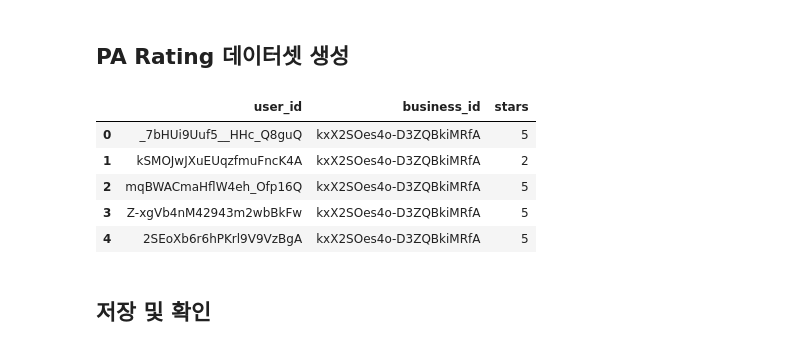
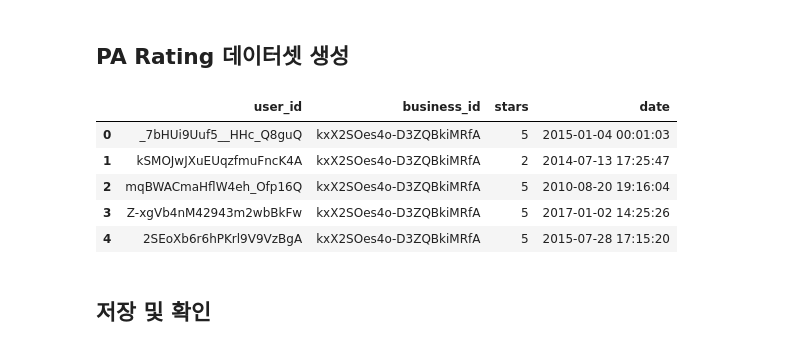
Before and after one commit to worldone-web/Team-Travel-4, a Jupyter notebook: DataPreprocess/Review_Preprocessing.ipynb, the cells around one changed output. Saved outputs shown, nothing was run; the diff lists cells and outputs as text; code cells hidden in the pictures.

```diff
--- a/DataPreprocess/Review_Preprocessing.ipynb
+++ b/DataPreprocess/Review_Preprocessing.ipynb
@@ -7,7 +7,7 @@ from sklearn.model_selection import train_test_split
 # %% [markdown]
 ## 원본 데이터 가져오기
 # %%
-reviewDF = pd.read_csv("yelp_dataset\csv\yelp_academic_dataset_review.csv")
+reviewDF = pd.read_csv("../yelp_csv\yelp_academic_dataset_review.csv")
 reviewDF.head()
 # %% [output]
 |  | business_id | cool | date | funny | review_id | stars | text | useful | user_id |
@@ -25,8 +25,8 @@ reviewDF.shape
 # %% [markdown]
 # Philadelphia의 Business 가져오기
 # %%
-paDF = pd.read_csv("yelp_dataset\csv\yelp_academic_dataset_business.csv")
-paDF = paDF[["business_id", "city", "state", "categories"]]
+paDF = pd.read_csv("../yelp_csv\yelp_academic_dataset_business.csv")
+paDF = paDF[["business_id", "city", "state", "categories", "latitude", "longitude"]]
 paDF = paDF[paDF.city=="Philadelphia"]
 paDF = paDF.dropna(subset="categories")
 paDF = paDF[paDF["categories"].str.contains("Restaurants|Food")]
@@ -50,6 +50,6 @@ paDF
 # %% [markdown]
 ## 필요한 열만 추출
 # %%
-ratingDF = reviewDF[["user_id", "business_id", "stars"]]
+ratingDF = reviewDF[["user_id", "business_id", "stars", "date"]]
 ratingDF.head()
 # %% [output]
@@ -81,15 +81,15 @@ joinDF
 # %% [markdown]
 ## PA Rating 데이터셋 생성
 # %%
-ratingDF = joinDF[["user_id", "business_id", "stars"]]
+ratingDF = joinDF[["user_id", "business_id", "stars", "date"]]
 ratingDF.head()
 # %% [output]
-|  | user_id | business_id | stars |
-| 0 | _7bHUi9Uuf5__HHc_Q8guQ | kxX2SOes4o-D3ZQBkiMRfA | 5 |
-| 1 | kSMOJwJXuEUqzfmuFncK4A | kxX2SOes4o-D3ZQBkiMRfA | 2 |
-| 2 | mqBWACmaHflW4eh_Ofp16Q | kxX2SOes4o-D3ZQBkiMRfA | 5 |
-| 3 | Z-xgVb4nM42943m2wbBkFw | kxX2SOes4o-D3ZQBkiMRfA | 5 |
-| 4 | 2SEoXb6r6hPKrl9V9VzBgA | kxX2SOes4o-D3ZQBkiMRfA | 5 |
+|  | user_id | business_id | stars | date |
+| 0 | _7bHUi9Uuf5__HHc_Q8guQ | kxX2SOes4o-D3ZQBkiMRfA | 5 | 2015-01-04 00:01:03 |
+| 1 | kSMOJwJXuEUqzfmuFncK4A | kxX2SOes4o-D3ZQBkiMRfA | 2 | 2014-07-13 17:25:47 |
+| 2 | mqBWACmaHflW4eh_Ofp16Q | kxX2SOes4o-D3ZQBkiMRfA | 5 | 2010-08-20 19:16:04 |
+| 3 | Z-xgVb4nM42943m2wbBkFw | kxX2SOes4o-D3ZQBkiMRfA | 5 | 2017-01-02 14:25:26 |
+| 4 | 2SEoXb6r6hPKrl9V9VzBgA | kxX2SOes4o-D3ZQBkiMRfA | 5 | 2015-07-28 17:15:20 |
 # %% [markdown]
 ## 저장 및 확인
 # %%
```
Also changed, not shown: parts of 42 cells of this notebook.
